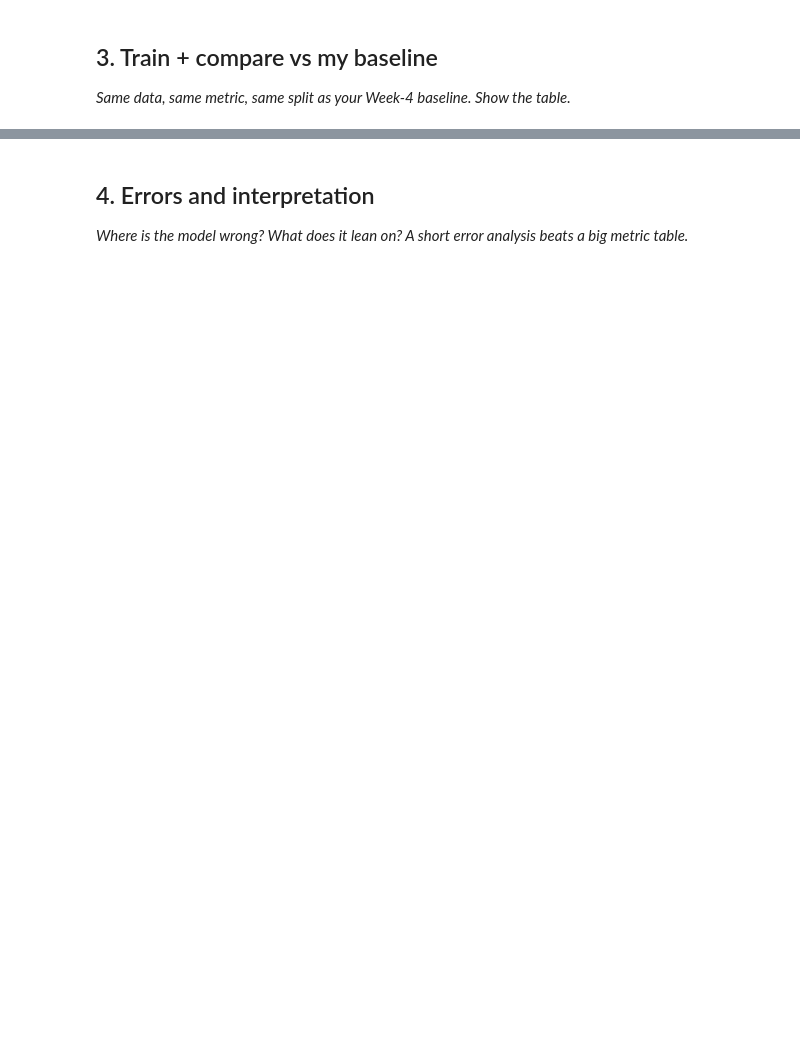
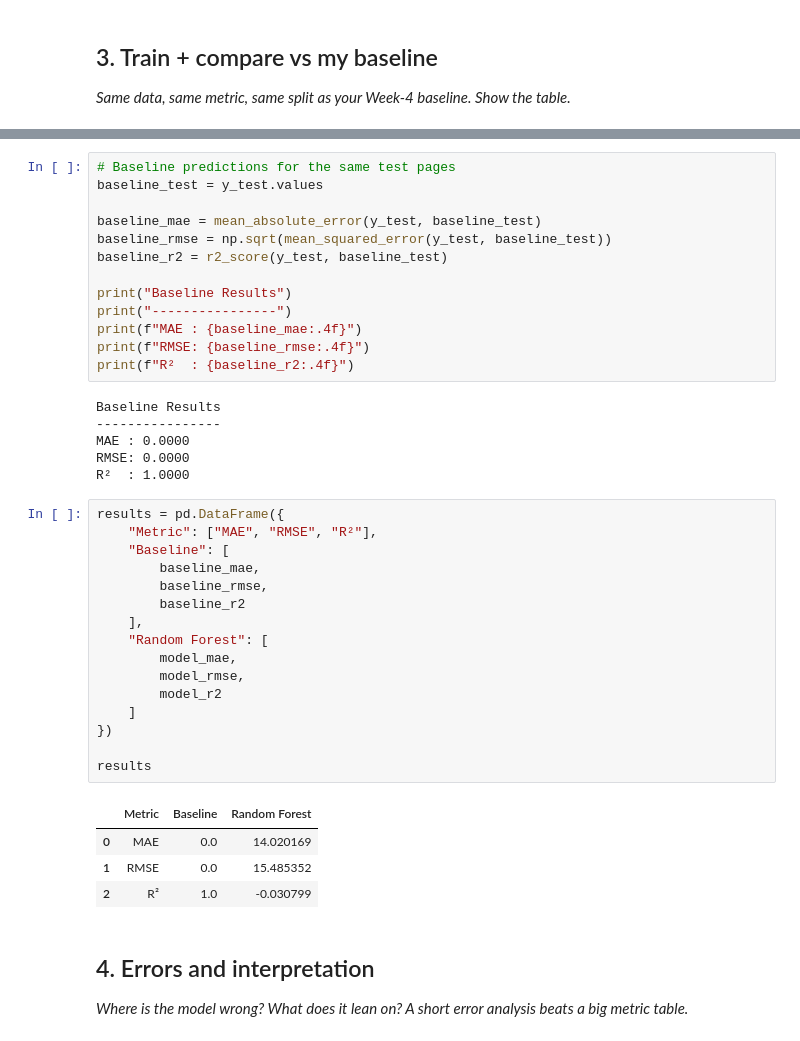
Before and after one commit to ihaseeb0081/flyrank-ml-internship-haseeb, a Jupyter notebook: work/notebooks/w05_model.ipynb, the cells around one changed output, grey strips where cells are left out. Drawn from its saved outputs; the diff is of its cells as text; blank space fills up the shorter version.

```diff
--- a/work/notebooks/w05_model.ipynb
+++ b/work/notebooks/w05_model.ipynb
@@ -21,3 +223,43 @@ This skeleton is yours to fill. Work the sections **in order** — each one has
+# %%
+# Baseline predictions for the same test pages
+baseline_test = y_test.values
+
+baseline_mae = mean_absolute_error(y_test, baseline_test)
+baseline_rmse = np.sqrt(mean_squared_error(y_test, baseline_test))
+baseline_r2 = r2_score(y_test, baseline_test)
+
+print("Baseline Results")
+print("----------------")
+print(f"MAE : {baseline_mae:.4f}")
+print(f"RMSE: {baseline_rmse:.4f}")
+print(f"R²  : {baseline_r2:.4f}")
+# %% [output]
+Baseline Results
+----------------
+MAE : 0.0000
+RMSE: 0.0000
+R²  : 1.0000
+# %%
+results = pd.DataFrame({
+    "Metric": ["MAE", "RMSE", "R²"],
+    "Baseline": [
+        baseline_mae,
+        baseline_rmse,
+        baseline_r2
+    ],
+    "Random Forest": [
+        model_mae,
+        model_rmse,
+        model_r2
+    ]
+})
+
+results
+# %% [output]
+|  | Metric | Baseline | Random Forest |
+| 0 | MAE | 0.0 | 14.020169 |
+| 1 | RMSE | 0.0 | 15.485352 |
+| 2 | R² | 1.0 | -0.030799 |
 # %% [markdown]
 ## 4. Errors and interpretation
 
```
Also changed, not shown: parts of 16 cells of this notebook.
